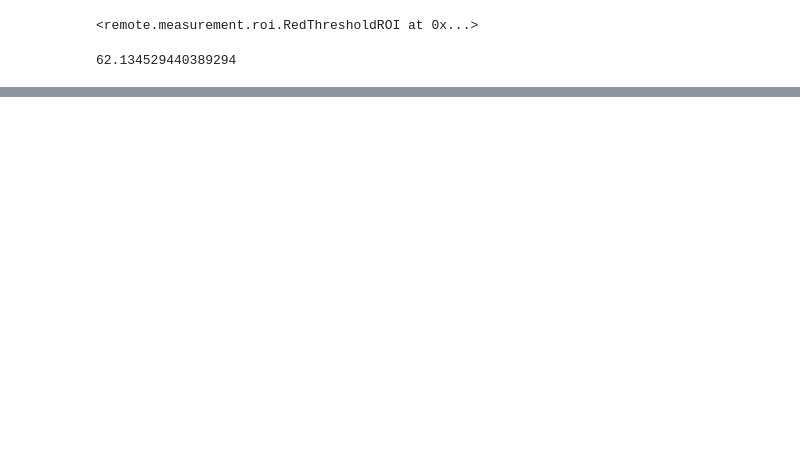
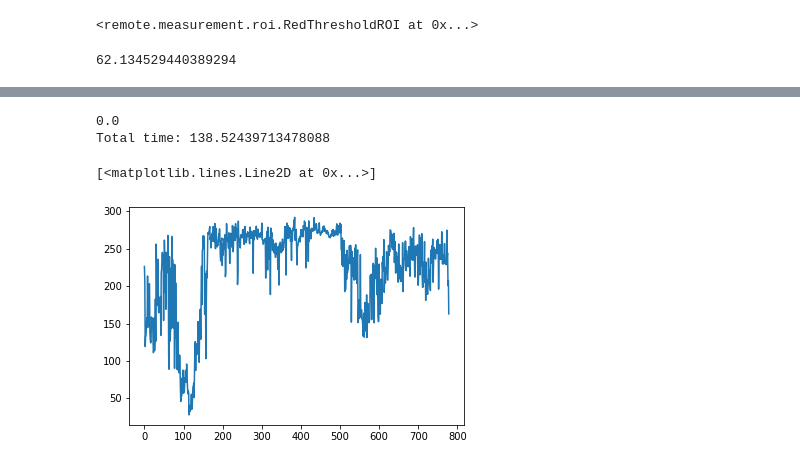
Before and after one commit to ibalejandro/covid_global_hackathon, a Jupyter notebook: covid.ipynb, the cells around one changed output, grey strips where cells are left out. Saved outputs shown, nothing was run; the diff lists cells and outputs as text; code cells hidden in the pictures; blank space fills up the shorter version.

```diff
--- a/covid.ipynb
+++ b/covid.ipynb
@@ -138,0 +108,11 @@ array([[7, 8, 9],
+# %%
+video = NumpyVideo('data/validation/1.mp4')
+s = time.time()
+print(OptimizedParaboloidHRE(RedThresholdROI()).measure(video))
+e = time.time()
+print('Total time:', (e-s))
+# %% [output]
+0.0
+Total time: 138.52439713478088
+# %%
+res = OptimizedParaboloidHRE(RedThresholdROI()).measure(video, reduce=False)
@@ -138,0 +122,5 @@ array([[7, 8, 9],
+# %%
+plt.plot(-res)
+# %% [output]
+[<matplotlib.lines.Line2D at 0x...>]
+[figure, added]
```
Also changed, not shown: parts of 85 cells of this notebook, 15 other files.
